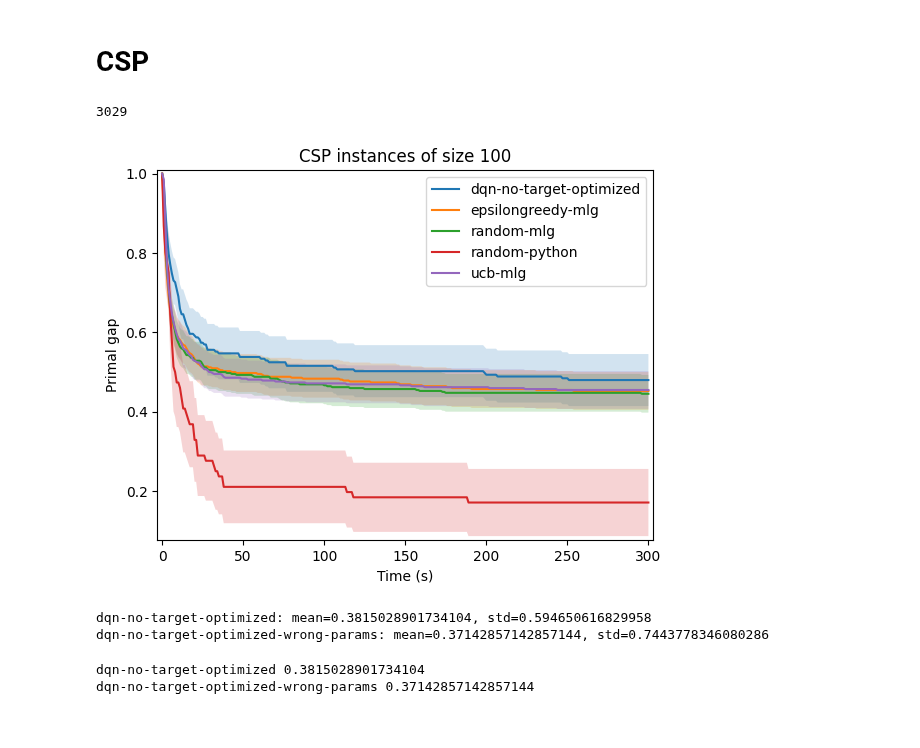
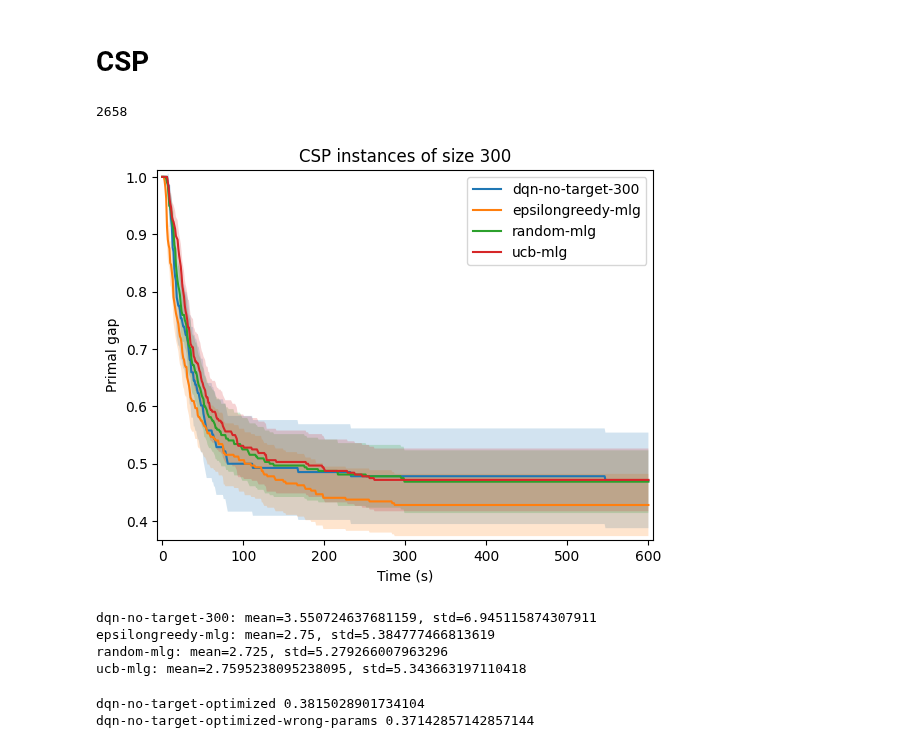
Before and after one commit to oscar-lib/LearningForOptimizing, a Jupyter notebook: plots.ipynb, the cells around one changed output. Cells and saved outputs as stored; diff of their text form; code cells hidden in the pictures.

```diff
--- a/plots.ipynb
+++ b/plots.ipynb
@@ -184,38 +184,45 @@ df = pl.concat(
         #pl.read_csv("logs/dqn-no-target-csp_100/results.csv"),
         #pl.read_csv("logs/dqn-csp_100/results.csv"),
         # pl.read_csv("logs/2025-10-07T18-02-59.655674/results.csv").with_columns(bandit=pl.lit("dqn-no-target-optimized-wrong-params")),
-        pl.read_csv("logs/dqn-no-target-all/results.csv").with_columns(bandit=pl.lit("dqn-no-target-optimized")),
-        pl.read_csv("logs/random-python/results.csv").with_columns(bandit=pl.lit("random-python")),
+        #pl.read_csv("logs/dqn-no-target-all/results.csv").with_columns(bandit=pl.lit("dqn-no-target-optimized")),
+        #pl.read_csv("logs/random-python/results.csv").with_columns(bandit=pl.lit("random-python")),
+        #pl.read_csv("logs/random-scala/results.csv").with_columns(bandit=pl.lit("random-scala")),
+        pl.read_csv("logs/dqn-no-target-300/results.csv").with_columns(bandit=pl.lit("dqn-no-target-300")),
     ],
     how="align",
 )
 df = df.filter(pl.col("reward") == "r2")
 df.height
 # %% [output]
-3029
+2658
 # %%
-df_instances = df.filter(pl.col("instance").str.contains("csp_100"))
-plot_by_bandit(df_instances, tmax=300)
-plt.title("CSP instances of size 100")
+with open("examples/csp/testingall-300.txt") as f:
+    instances = [line.strip() for line in f.readlines()]
+
+df_instances = df.filter(pl.col("instance").is_in(instances))
+plot_by_bandit(df_instances, tmax=600)
+plt.title("CSP instances of size 300")
 plt.show()
 
 
 
 #with open("examples/csp/testingall-100.txt") as f:
 #    instances = [line.strip() for line in f.readlines()]
 #df = df.filter(pl.col("instance").is_in(instances))
 #plot_by_bandit(df, tmax=300)
 #plt.ylim(0.1, 0.5)
 # %% [output]
-[figure, old version]
+[figure, new version]
 # %%
 y_axis = "bestObj"
 x_axis = "bandit"
 for (label, *_), group in df.group_by(x_axis):
     print(f"{label}: mean={group[y_axis].mean()}, std={group[y_axis].std()}")
 # %% [output]
-dqn-no-target-optimized: mean=0.3815028901734104, std=0.594650616829958
-dqn-no-target-optimized-wrong-params: mean=0.37142857142857144, std=0.7443778346080286
+dqn-no-target-300: mean=3.550724637681159, std=6.945115874307911
+epsilongreedy-mlg: mean=2.75, std=5.384777466813619
+random-mlg: mean=2.725, std=5.279266007963296
+ucb-mlg: mean=2.7595238095238095, std=5.343663197110418
 # %%
 import matplotlib.pyplot as plt
 
```
Also changed, not shown: 12 other files.
